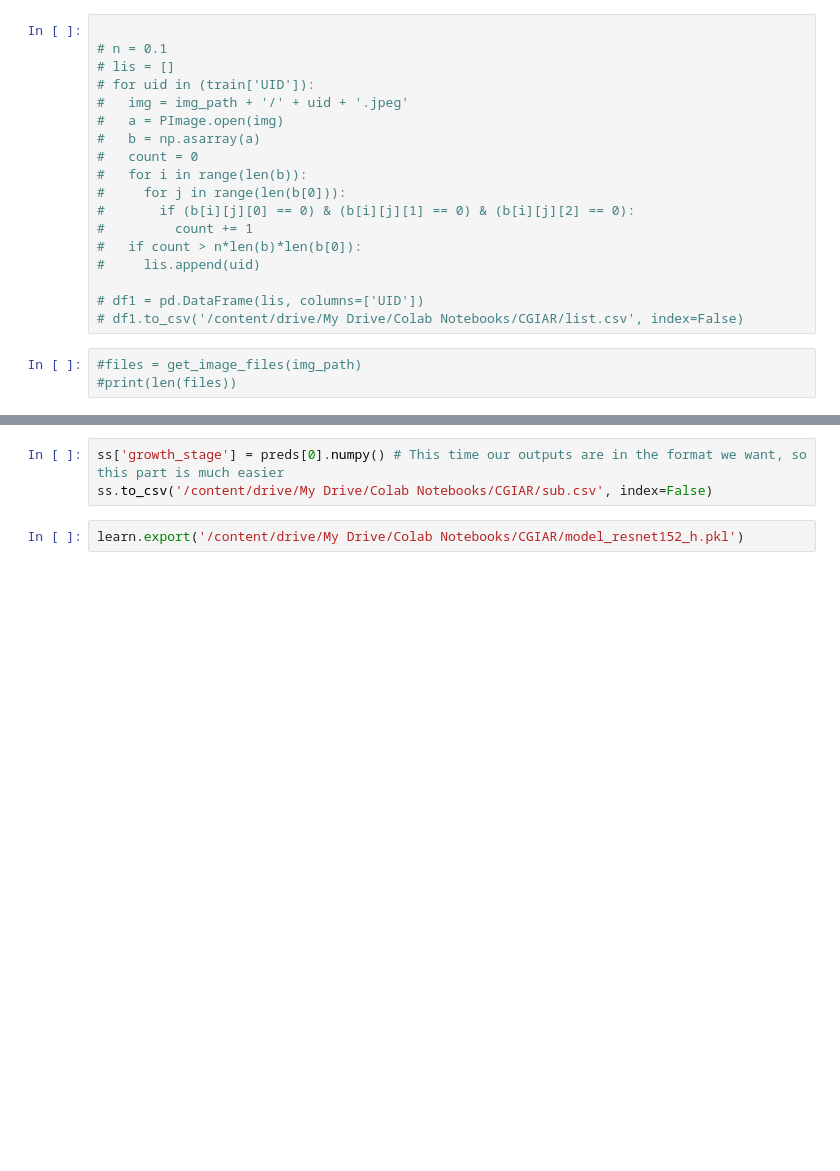
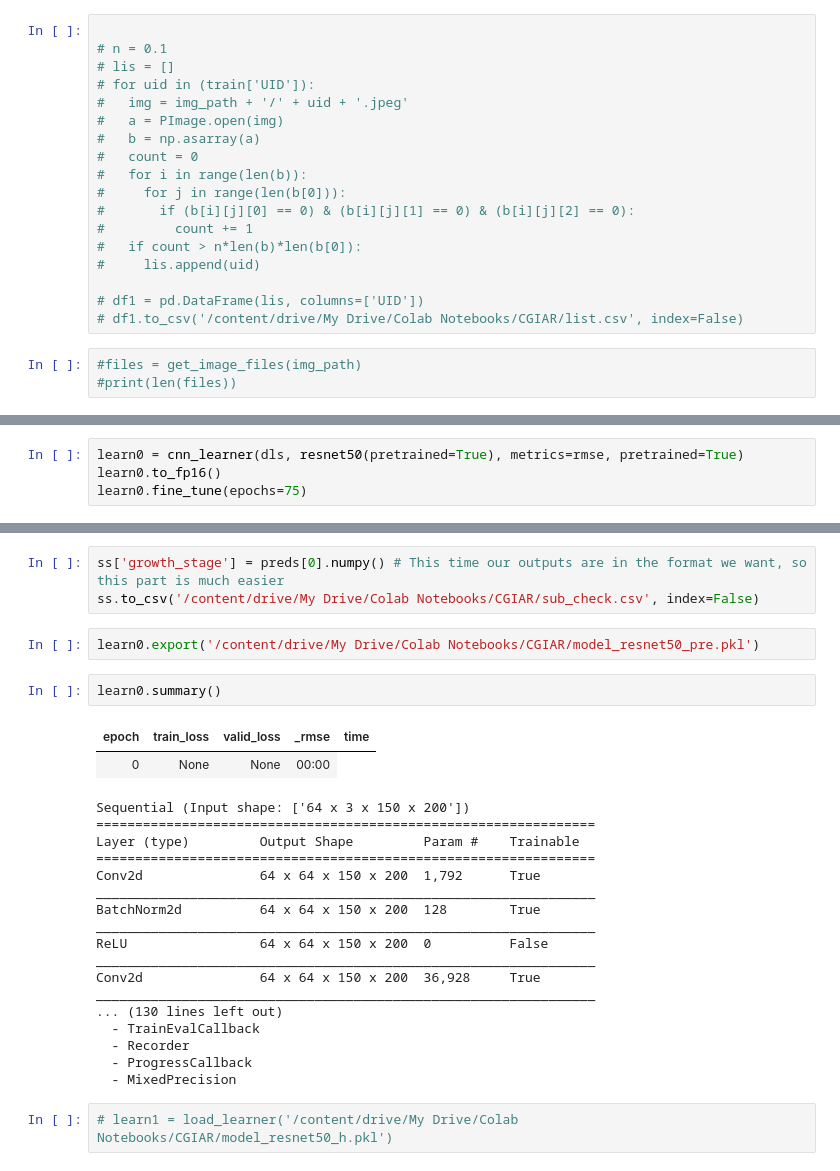
Before and after one commit to Vikas-Yadavji/CGIAR-Wheat-Growth-Stage-Challenge-by-CGIAR-Platform-for-Big-Data-in-Agriculture, a Jupyter notebook: Main.ipynb, the cells around one changed output, grey strips where cells are left out. Cells and saved outputs as stored; diff of their text form; blank space fills up the shorter version.

```diff
--- a/Main.ipynb
+++ b/Main.ipynb
@@ -137,0 +166,4 @@ RuntimeError: ignored
+# %%
+learn0 = cnn_learner(dls, resnet50(pretrained=True), metrics=rmse, pretrained=True)
+learn0.to_fp16()
+learn0.fine_tune(epochs=75)
@@ -142,5 +189,29 @@ preds = learn.tta(dl=tdl) # Test Time Augmentation
 # %%
 ss['growth_stage'] = preds[0].numpy() # This time our outputs are in the format we want, so this part is much easier
-ss.to_csv('/content/drive/My Drive/Colab Notebooks/CGIAR/sub.csv', index=False)
+ss.to_csv('/content/drive/My Drive/Colab Notebooks/CGIAR/sub_check.csv', index=False)
 # %%
-learn.export('/content/drive/My Drive/Colab Notebooks/CGIAR/model_resnet152_h.pkl')
+learn0.export('/content/drive/My Drive/Colab Notebooks/CGIAR/model_resnet50_pre.pkl')
+# %%
+learn0.summary()
+# %% [output]
+| epoch | train_loss | valid_loss | _rmse | time |
+| 0 | None | None | 00:00 |
+Sequential (Input shape: ['64 x 3 x 150 x 200'])
+================================================================
+Layer (type)         Output Shape         Param #    Trainable
+================================================================
+Conv2d               64 x 64 x 150 x 200  1,792      True
+________________________________________________________________
+BatchNorm2d          64 x 64 x 150 x 200  128        True
+________________________________________________________________
+ReLU                 64 x 64 x 150 x 200  0          False
+________________________________________________________________
+Conv2d               64 x 64 x 150 x 200  36,928     True
+________________________________________________________________
+... (130 lines left out)
+  - TrainEvalCallback
+  - Recorder
+  - ProgressCallback
+  - MixedPrecision
+# %%
+# learn1 = load_learner('/content/drive/My Drive/Colab Notebooks/CGIAR/model_resnet50_h.pkl')
```
Also changed, not shown: parts of 21 cells of this notebook, 2 other files.
